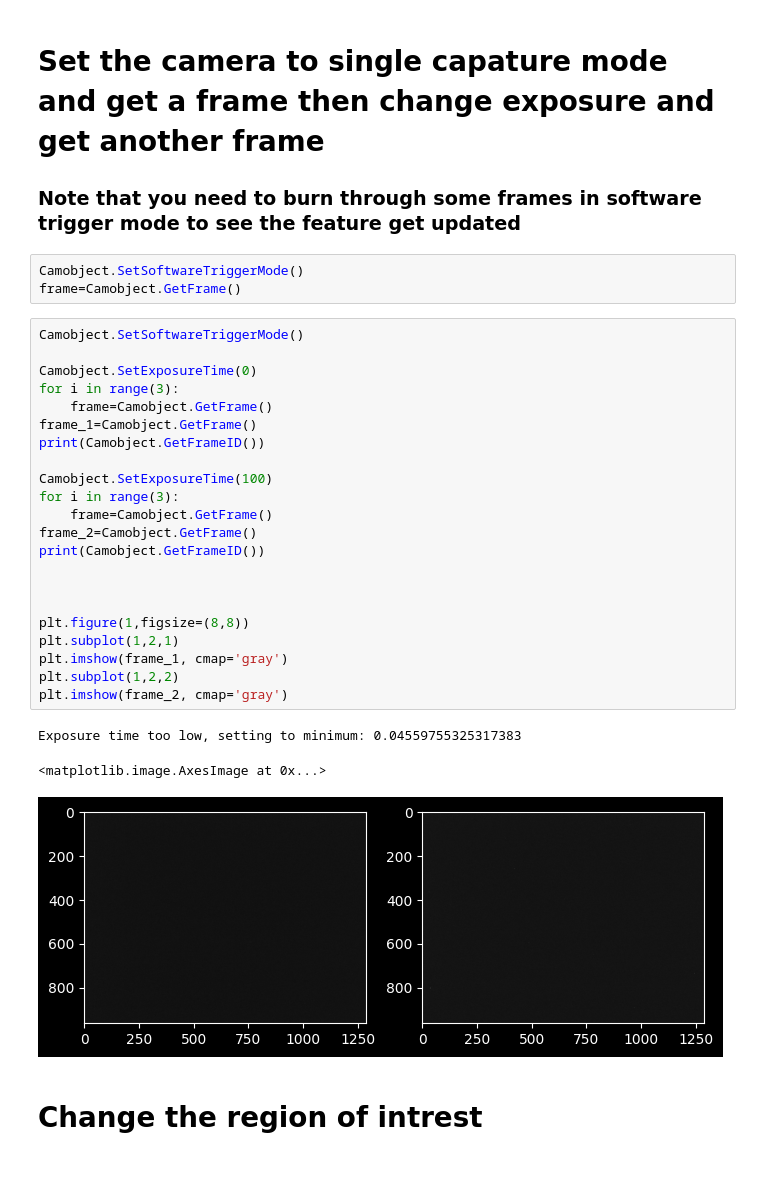
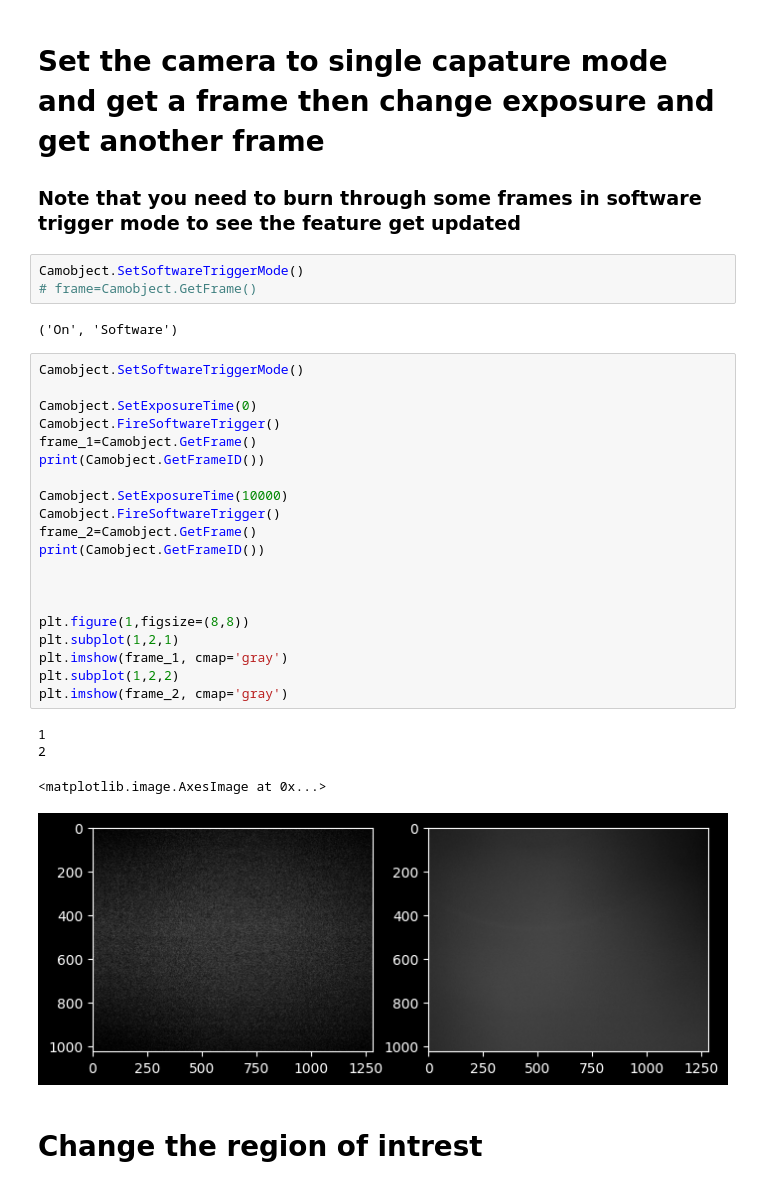
Before and after one commit to Daniel-Dahl/JazLabs, a Jupyter notebook: notebooks/CameraExample.ipynb, the cells around one changed output. Saved outputs shown, nothing was run; the diff lists cells and outputs as text.

Commit message:
tested the lucid camera and it seems to work well. need to becarefull with it when turning on digholo as i think it might crash it due to frame size

```diff
--- a/notebooks/CameraExample.ipynb
+++ b/notebooks/CameraExample.ipynb
@@ -45,32 +60,33 @@ plt.imshow(frame, cmap='gray')
 ### Note that you need to burn through some frames in software trigger mode to see the feature get updated
 # %%
 Camobject.SetSoftwareTriggerMode()
-frame=Camobject.GetFrame()
+# frame=Camobject.GetFrame()
+# %% [output]
+('On', 'Software')
 # %%
 Camobject.SetSoftwareTriggerMode()
 
 Camobject.SetExposureTime(0)
-for i in range(3):
-    frame=Camobject.GetFrame()
+Camobject.FireSoftwareTrigger()
 frame_1=Camobject.GetFrame()
 print(Camobject.GetFrameID())
 
-Camobject.SetExposureTime(100)
-for i in range(3):
-    frame=Camobject.GetFrame()
+Camobject.SetExposureTime(10000)
+Camobject.FireSoftwareTrigger()
 frame_2=Camobject.GetFrame()
 print(Camobject.GetFrameID())
 
 
 
 plt.figure(1,figsize=(8,8))
 plt.subplot(1,2,1)
 plt.imshow(frame_1, cmap='gray')
 plt.subplot(1,2,2)
 plt.imshow(frame_2, cmap='gray')
 # %% [output]
-Exposure time too low, setting to minimum: 0.04559755325317383
+1
+2
 <matplotlib.image.AxesImage at 0x...>
-[figure, old version]
+[figure, new version]
 # %% [markdown]
 # Change the region of intrest
```
Also changed, not shown: parts of 11 cells of this notebook, 3 other files.
